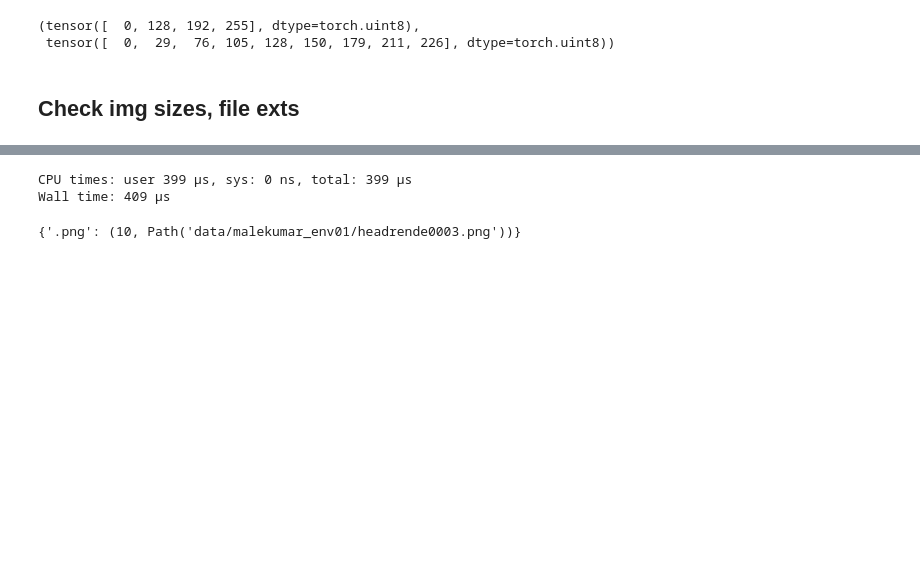
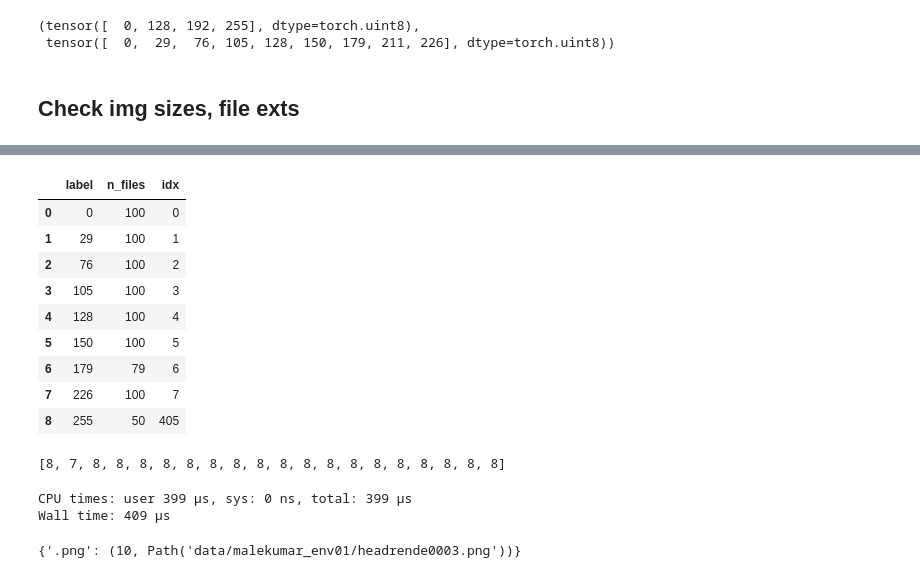
Before and after one commit to RGologorsky/fastai_proj, a Jupyter notebook: Image_Segmentation_Hair.ipynb, the cells around one changed output, grey strips where cells are left out. Saved outputs shown, nothing was run; the diff lists cells and outputs as text; code cells hidden in the pictures; blank space fills up the shorter version.

```diff
--- a/Image_Segmentation_Hair.ipynb
+++ b/Image_Segmentation_Hair.ipynb
@@ -181,11 +182,13 @@ def get_img_sizes(fns):
 
 # check unique labels in labelled imgs
 def check_missing(fns):
-  masks = [np.unique(imageio.imread(fn)) for fn in fns]
+  masks = [np.unique(PILMask.create(fn)) for fn in fns]
+  lens = [len(l) for l in masks]
+  flat = [item for lst in masks for item in lst]
+  unique, idxs, cnts = np.unique(flat, return_counts=True, return_index=True)
+  return pd.DataFrame(zip(unique, cnts, idxs), columns =["label", "n_files", "idx"]),lens
+  #dict(zip(unique, zip(cnts, idxs))),lens
 
-  for f in lbl_names:
-    mask = PILMask.create(get_y_fn(f))
-    vals = np.unique(mask)
-    for v in vals:
-      if v not in px_vals:
-        missing_codes[v] = f
+def find_fn_idx(idx_flat,lens):
+  sums = np.cumsum(lens)
+  return np.searchsorted(sums, idx_flat, side ='right')
@@ -199,0 +195,3 @@ np.unique(imageio.imread(lbl_fn), return_index=True)
+# %%
+%%time
+lbls,lens = check_missing(full_lbl_names[:100])
@@ -199,0 +201,13 @@ np.unique(imageio.imread(lbl_fn), return_index=True)
+# %%
+lbls
+# %% [output]
+|  | label | n_files | idx |
+| 0 | 0 | 100 | 0 |
+| 1 | 29 | 100 | 1 |
+| 2 | 76 | 100 | 2 |
+| 3 | 105 | 100 | 3 |
+| 4 | 128 | 100 | 4 |
+| 5 | 150 | 100 | 5 |
+| 6 | 179 | 79 | 6 |
+| 7 | 226 | 100 | 7 |
+| 8 | 255 | 50 | 405 |
@@ -200,3 +227,7 @@ np.unique(imageio.imread(lbl_fn), return_index=True)
+# %%
+lens
+# %% [output]
+[8, 7, 8, 8, 8, 8, 8, 8, 8, 8, 8, 8, 8, 8, 8, 8, 8, 8, 8, 8]
 # %%
 %%time
 e = get_file_exts(full_train_names[:10])
```
Also changed, not shown: parts of 6 cells of this notebook.
